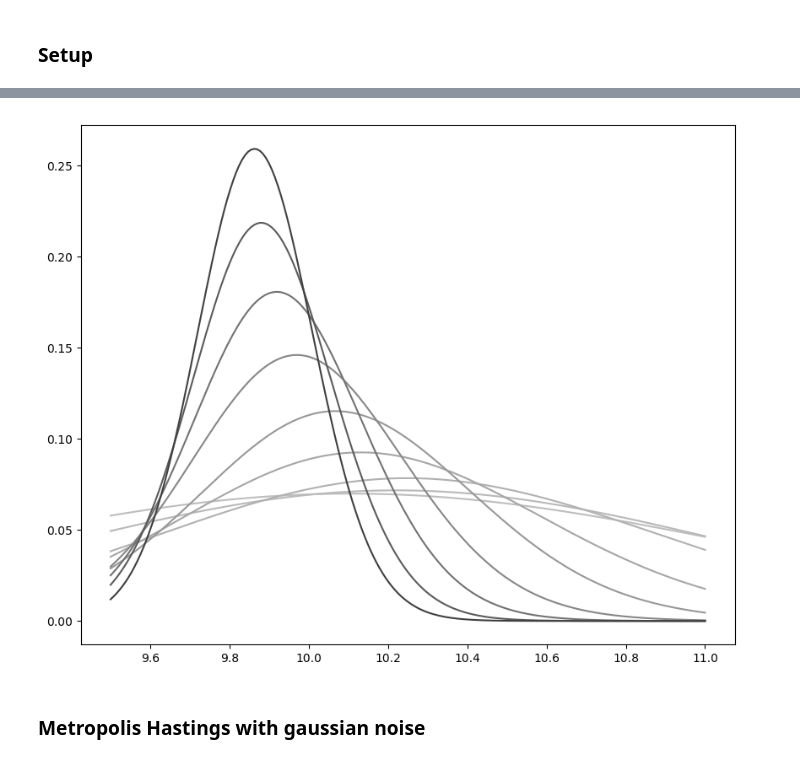
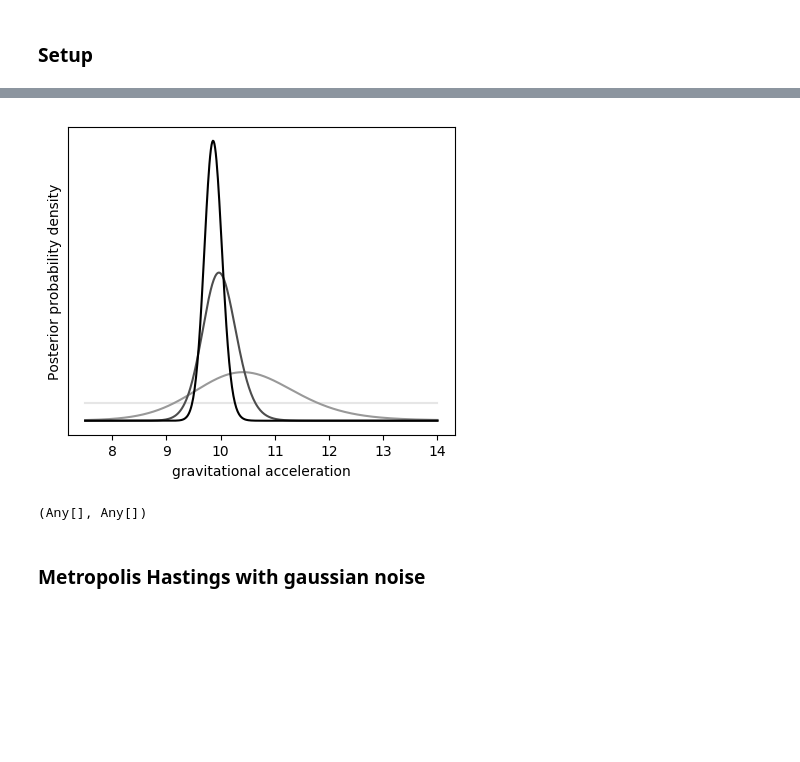
Before and after one commit to matthieubulte/smc, a Jupyter notebook: code/Results.ipynb, the cells around one changed output, grey strips where cells are left out. Drawn from its saved outputs; the diff is of its cells as text; code cells hidden in the pictures; blank space fills up the shorter version.

```diff
--- a/code/Results.ipynb
+++ b/code/Results.ipynb
@@ -62,14 +54,27 @@ plot(Y, exp.(-Y.^2/(2*s2))/sqrt(2*pi*s2) )
 # %%
-mesh = linspace(9.5,11,200)
-for n=1:n_measurements
-    lhood = (g -> -loglikelihood(n, g)[1] + Distributions.logpdf(prior, g)).(mesh)
+mesh = linspace(7.5,14,500)
+ns = [0, 3, 6, 9]
+
+els = zeros(4, 500)
+for i=1:4
+    lhood = (g -> -loglikelihood(ns[i], g)[1] + Distributions.logpdf(prior, g)).(mesh)
     elhood = exp.(lhood)
-    elhood = elhood / sum(elhood) / sqrt(2*pi*1e-3)
-    c = 0.75 - (n * 1.0 / n_measurements)^2/2
-    plot(mesh, elhood, color=[c,c,c])
+    els[i,:] = elhood / sum(elhood) / sqrt(2*pi*1e-3)
 end
-# %% [output]
-[figure, removed]
+# %%
+PyPlot.rc("figure", figsize=(5,4))
+
+cs = [.9*[1,1,1], .6*[1,1,1], .3*[1,1,1], 0*[1,1,1]]
+for i=1:4
+    plot(mesh, els[i,:], color=cs[i])
+end
+xlabel("gravitational acceleration")
+ylabel("Posterior probability density")
+
+yticks([])
+# %% [output]
+[figure, added]
+(Any[], Any[])
 # %% [markdown]
 ### Metropolis Hastings with gaussian noise
 # %%
```
Also changed, not shown: parts of 5 cells of this notebook, 5 other files.
